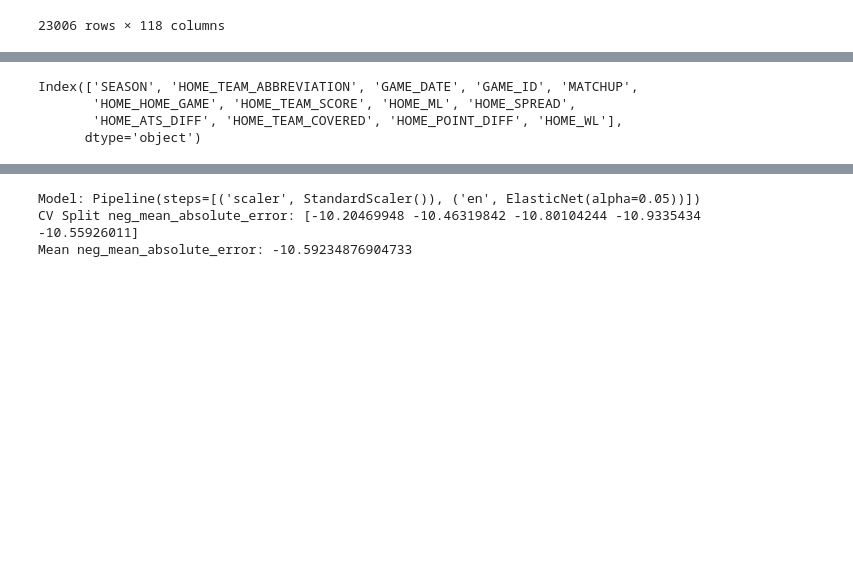
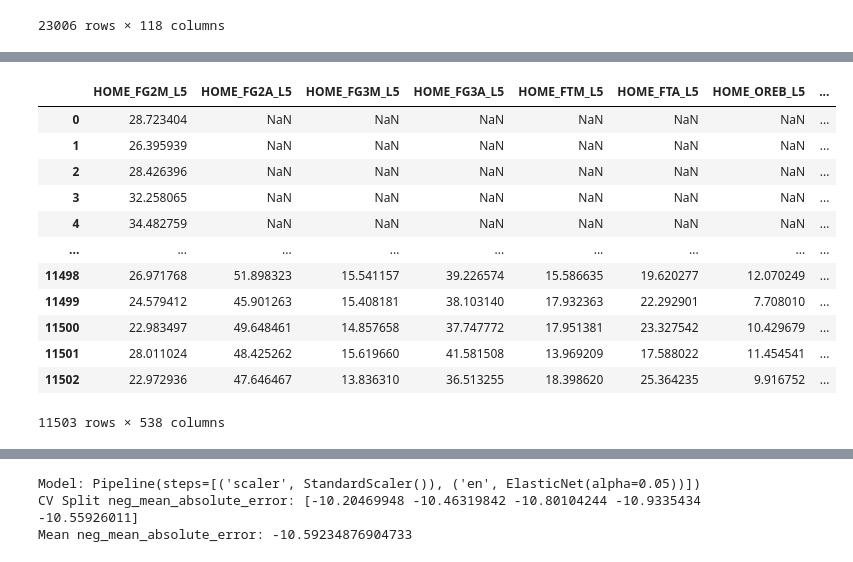
Before and after one commit to jnish23/NBA_Model_V2, a Jupyter notebook: notebooks/predicting_points_scored with_tracking_v2b.ipynb, the cells around one changed output, grey strips where cells are left out. Saved outputs shown, nothing was run; the diff lists cells and outputs as text; code cells hidden in the pictures; blank space fills up the shorter version.

```diff
--- a/notebooks/predicting_points_scored with_tracking_v2b.ipynb
+++ b/notebooks/predicting_points_scored with_tracking_v2b.ipynb
@@ -593,7 +593,7 @@ def build_team_avg_stats_df(df: pd.DataFrame, span = 10) -> pd.DataFrame:
     drop_cols = ['TEAM_ID', 'TEAM_NAME', 'GAME_ID', 'MATCHUP',
                  'HOME_GAME', 'TEAM_SCORE', 'ML', 'SPREAD',
                 'GAME_DATE', 'POINT_DIFF', 'WL', 'TEAM_SCORE_opp',
-                'POINT_DIFF_opp', 'RECORD', 'TEAM_COVERED']
+                'POINT_DIFF_opp', 'RECORD', 'RECORD_opp', 'TEAM_COVERED']
 
     stats = df.drop(columns=drop_cols)
 
@@ -616,8 +616,8 @@ def build_team_avg_stats_df(df: pd.DataFrame, span = 10) -> pd.DataFrame:
 
     avg_stats = pd.concat([matchup_info, avg_stats], axis=1)
 
-    avg_stats['WIN_PCT'] = avg_stats.groupby(['TEAM_ABBREVIATION'])['RECORD'].rolling(window=span).mean().shift(1).values
-    avg_stats['COVER_PCT'] = avg_stats.groupby(['TEAM_ABBREVIATION'])['TEAM_COVERED'].rolling(window=span).mean().shift(1).values
+    avg_stats['WIN_PCT'] = avg_stats.groupby(['TEAM_ABBREVIATION'])['RECORD'].rolling(window=span).mean().values
+    avg_stats['COVER_PCT'] = avg_stats.groupby(['TEAM_ABBREVIATION'])['TEAM_COVERED'].rolling(window=span).mean().values
 
     avg_stats = avg_stats.drop(columns='RECORD')
 
@@ -644,8 +644,6 @@ def build_team_avg_stats_df(df: pd.DataFrame, span = 10) -> pd.DataFrame:
     return avg_stats
 
 team_stats_ewa = build_team_avg_stats_df(matchups, span=5)
-
-team_stats_ewa.loc[team_stats_ewa['TEAM_ABBREVIATION'] == 'SAS'].sort_values('GAME_DATE')
 # %% [output]
 |  | SEASON | TEAM_ABBREVIATION | GAME_DATE | GAME_ID | MATCHUP | HOME_GAME | TEAM_SCORE | ML | SPREAD | ... |
 | 19879 | 2013-14 | SAS | 2013-10-30 | 0021300013 | SAS vs. MEM | 1 | 101 | 3.10000 | 6.0 | ... |
@@ -877,10 +895,17 @@ team_stats_full = add_rest_days(team_stats_full)
 team_stats_full_matchups = make_matchups_2(team_stats_full)
 # %%
 team_stats_full_matchups.iloc[:, 13:]
-
-team_stats_full_matchups.iloc[:, :13].columns
 # %% [output]
+|  | HOME_FG2M_L5 | HOME_FG2A_L5 | HOME_FG3M_L5 | HOME_FG3A_L5 | HOME_FTM_L5 | HOME_FTA_L5 | HOME_OREB_L5 | ... |
+| 0 | 28.723404 | NaN | NaN | NaN | NaN | NaN | NaN | ... |
+| 1 | 26.395939 | NaN | NaN | NaN | NaN | NaN | NaN | ... |
+| 2 | 28.426396 | NaN | NaN | NaN | NaN | NaN | NaN | ... |
+| 3 | 32.258065 | NaN | NaN | NaN | NaN | NaN | NaN | ... |
+| 4 | 34.482759 | NaN | NaN | NaN | NaN | NaN | NaN | ... |
+| ... | ... | ... | ... | ... | ... | ... | ... | ... |
+| 11498 | 26.971768 | 51.898323 | 15.541157 | 39.226574 | 15.586635 | 19.620277 | 12.070249 | ... |
+| 11499 | 24.579412 | 45.901263 | 15.408181 | 38.103140 | 17.932363 | 22.292901 | 7.708010 | ... |
+| 11500 | 22.983497 | 49.648461 | 14.857658 | 37.747772 | 17.951381 | 23.327542 | 10.429679 | ... |
+| 11501 | 28.011024 | 48.425262 | 15.619660 | 41.581508 | 13.969209 | 17.588022 | 11.454541 | ... |
+| 11502 | 22.972936 | 47.646467 | 13.836310 | 36.513255 | 18.398620 | 25.364235 | 9.916752 | ... |
-Index(['SEASON', 'HOME_TEAM_ABBREVIATION', 'GAME_DATE', 'GAME_ID', 'MATCHUP',
-       'HOME_HOME_GAME', 'HOME_TEAM_SCORE', 'HOME_ML', 'HOME_SPREAD',
-       'HOME_ATS_DIFF', 'HOME_TEAM_COVERED', 'HOME_POINT_DIFF', 'HOME_WL'],
-      dtype='object')
+11503 rows × 538 columns
```
Also changed, not shown: parts of 15 cells of this notebook, 8 other files.
